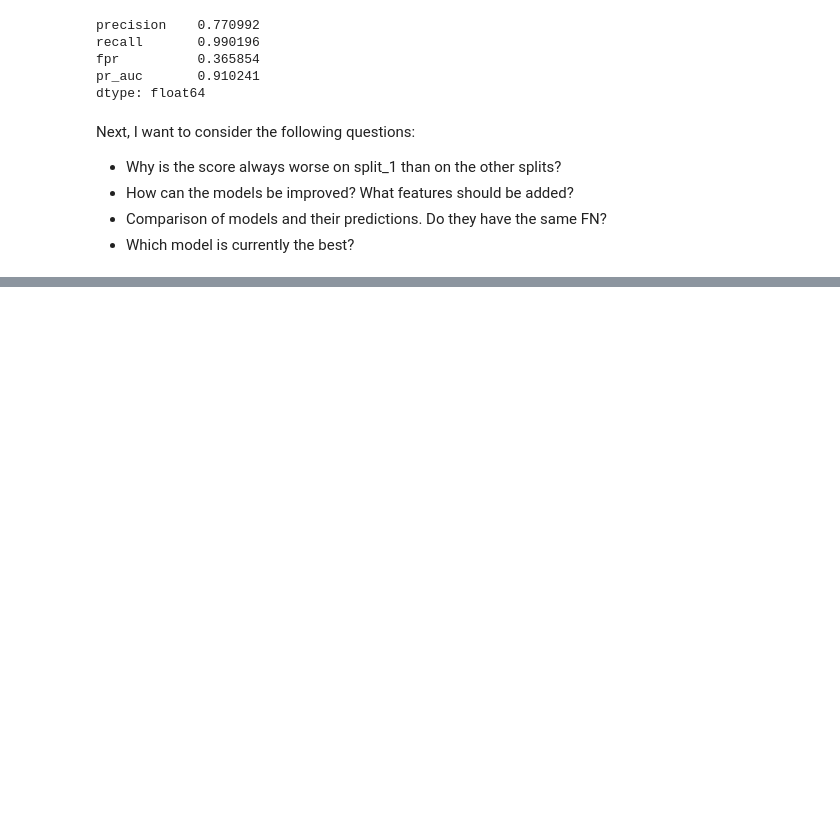
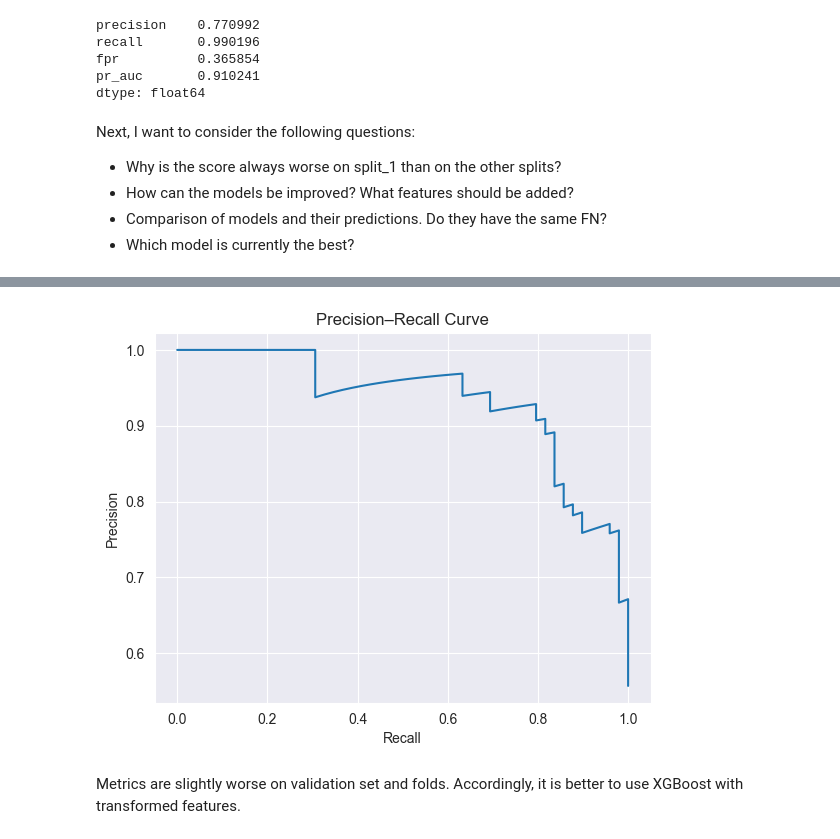
Before and after one commit to Lymuthien/heart_failure, a Jupyter notebook: notebooks/5.1-xgboost.ipynb, the cells around one changed output, grey strips where cells are left out. Cells and saved outputs as stored; diff of their text form; code cells hidden in the pictures; blank space fills up the shorter version.

Commit message:
Explore XGBoost with raw features.

```diff
--- a/notebooks/5.1-xgboost.ipynb
+++ b/notebooks/5.1-xgboost.ipynb
@@ -180,0 +186,23 @@ with mlflow.start_run(run_name=MODEL_NAME) as run:
+# %%
+obj_cols = df.select_dtypes(include=["object"]).columns
+df[obj_cols] = df[obj_cols].astype("category")
+# %%
+y = df[HEART_DISEASE]
+X = df.drop(columns=[HEART_DISEASE])
+
+X_train, y_train, X_val, y_val, X_test, y_test = split_data(
+    X, y, stratify_func=lambda X, y: pd.concat([X[[SEX]], y], axis=1)
+)
+# %%
+fe_pipeline = FunctionTransformer(lambda x: x, validate=False)
+study, model = optuna_search(
+    X_train,
+    y_train,
+    model_builder=build_xgboost_pipeline,
+    param_space=xgboost_space,
+    n_trials=OPTUNA_N_TRIALS,
+    n_splits=CV_SPLITS,
+    random_state=RANDOM_STATE,
+    fe_pipeline=fe_pipeline,
+    cat_features=True
+)
@@ -180,0 +218,4 @@ with mlflow.start_run(run_name=MODEL_NAME) as run:
+# %%
+y_val_proba = model.predict_proba(X_val)[:, 1]
+best_threshold = find_best_threshold(y_val, y_val_proba, MIN_RECALL)
+best_threshold
@@ -180,0 +264,6 @@ with mlflow.start_run(run_name=MODEL_NAME) as run:
+# %%
+plot_pr_curve(y_val, y_val_proba)
+# %% [output]
+[figure, added]
+# %% [markdown]
+Metrics are slightly worse on validation set and folds. Accordingly, it is better to use XGBoost with transformed features.
```
Also changed, not shown: parts of 8 cells of this notebook, 1 other file.
